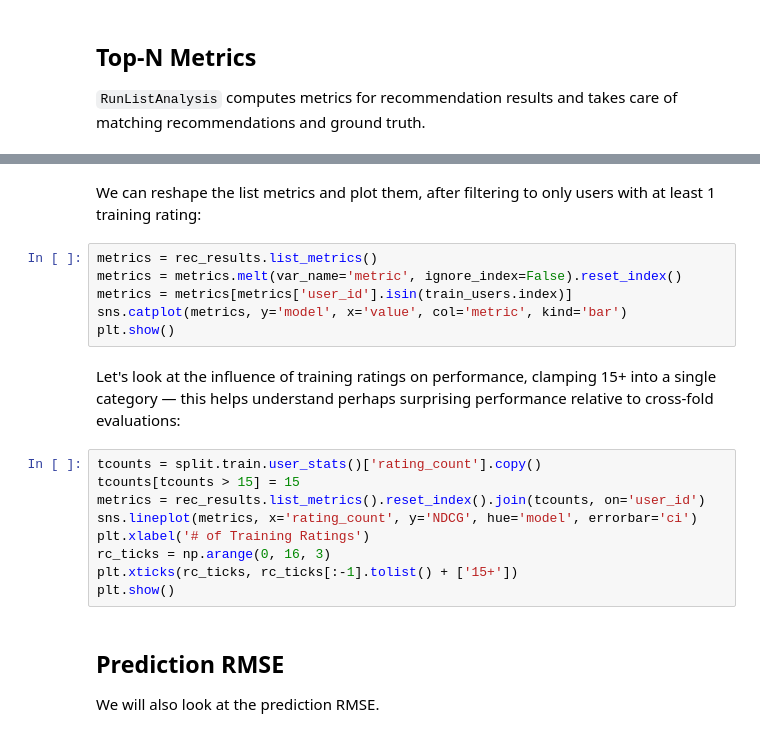
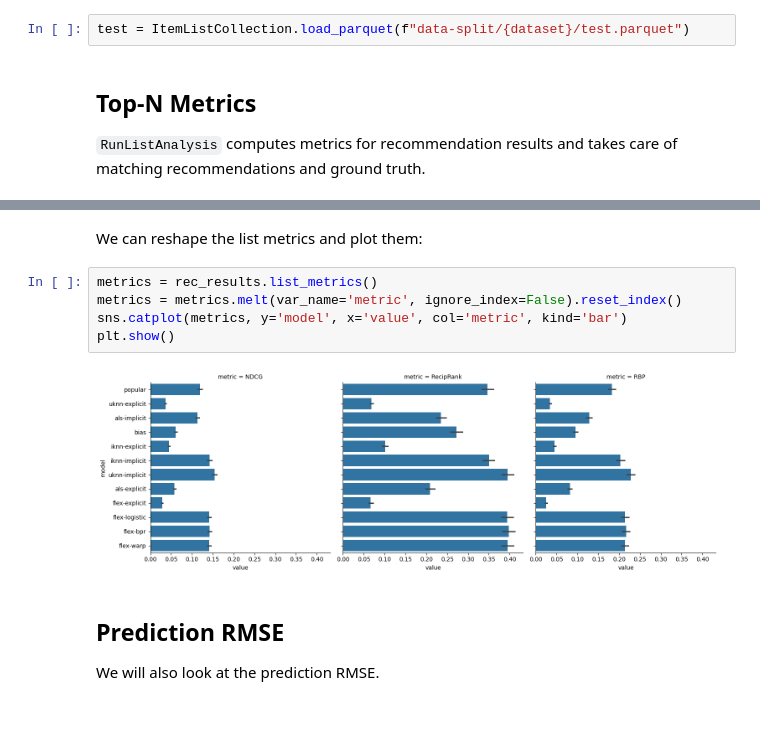
Before and after one commit to lenskit/lk-demo-experiment, a Jupyter notebook: eval-report.ml-10m.ipynb, the cells around one changed output, grey strips where cells are left out. Cells and saved outputs as stored; diff of their text form.

```diff
--- a/eval-report.ml-10m.ipynb
+++ b/eval-report.ml-10m.ipynb
@@ -72,3 +68,5 @@ train_users = train_users[train_users['rating_count'] > 0]
+# %%
+test = ItemListCollection.load_parquet(f"data-split/{dataset}/test.parquet")
 # %% [markdown]
 ## Top-N Metrics
 
@@ -86,24 +103,12 @@ rec_results.list_summary('model')
 # %% [markdown]
-We can reshape the list metrics and plot them, after filtering to only users with at least 1 training rating:
+We can reshape the list metrics and plot them:
 # %%
 metrics = rec_results.list_metrics()
 metrics = metrics.melt(var_name='metric', ignore_index=False).reset_index()
-metrics = metrics[metrics['user_id'].isin(train_users.index)]
 sns.catplot(metrics, y='model', x='value', col='metric', kind='bar')
 plt.show()
+# %% [output]
+[figure, added]
-# %% [markdown]
-Let's look at the influence of training ratings on performance, clamping 15+
-into a single category — this helps understand perhaps surprising performance
-relative to cross-fold evaluations:
-# %%
-tcounts = split.train.user_stats()['rating_count'].copy()
-tcounts[tcounts > 15] = 15
-metrics = rec_results.list_metrics().reset_index().join(tcounts, on='user_id')
-sns.lineplot(metrics, x='rating_count', y='NDCG', hue='model', errorbar='ci')
-plt.xlabel('# of Training Ratings')
-rc_ticks = np.arange(0, 16, 3)
-plt.xticks(rc_ticks, rc_ticks[:-1].tolist() + ['15+'])
-plt.show()
 # %% [markdown]
 ## Prediction RMSE
 
```
Also changed, not shown: parts of 11 cells of this notebook, 3 other files.
